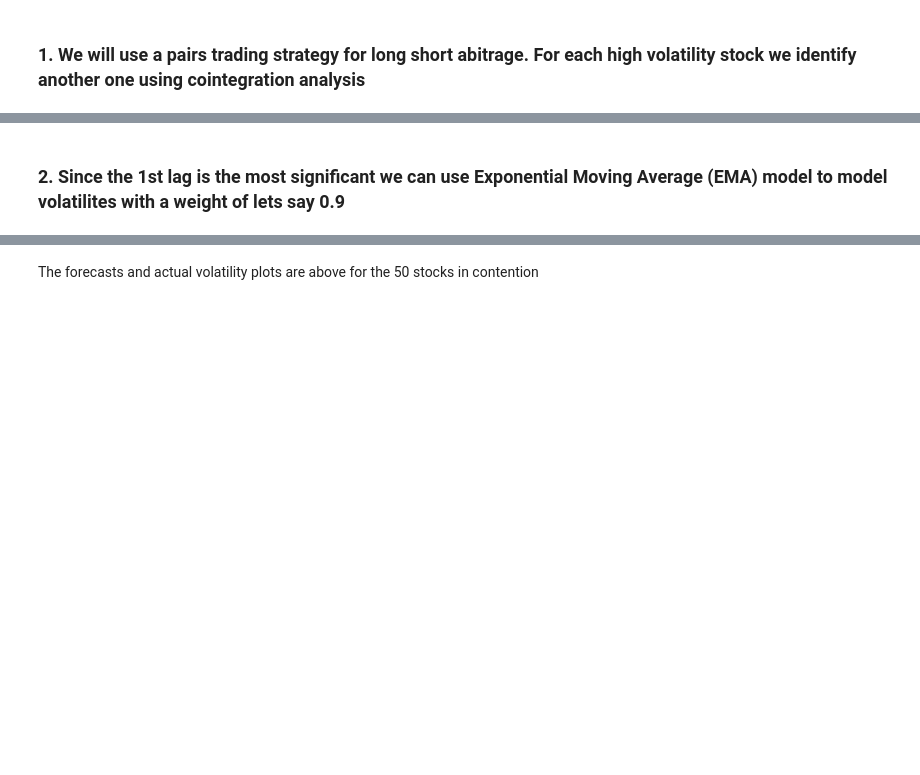
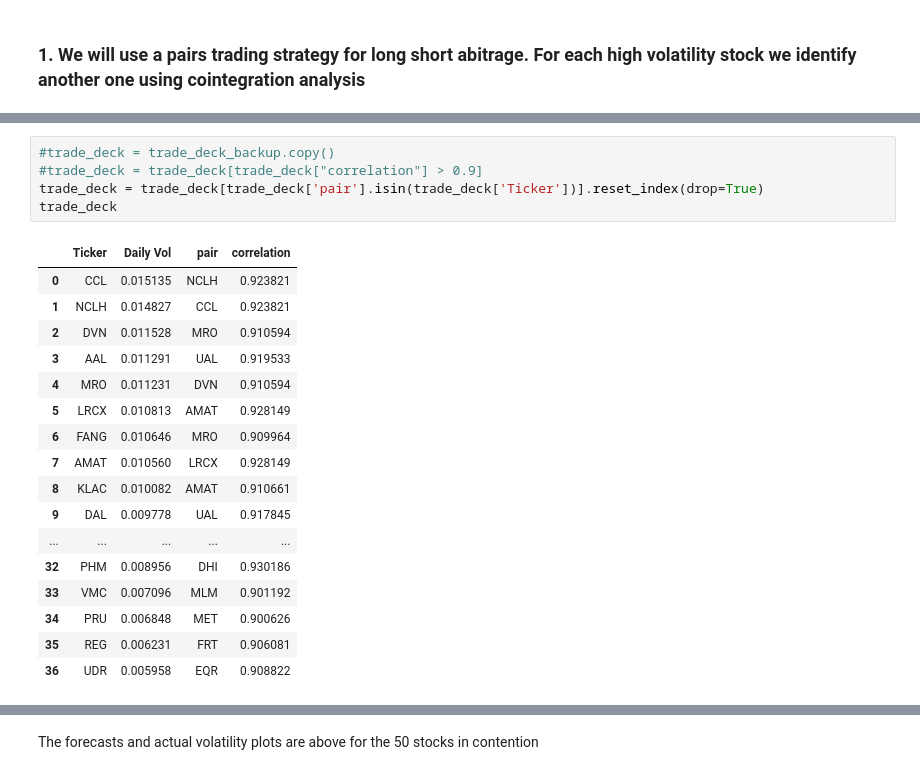
Before and after one commit to AkashRinge/Long-Short-Statistical-Arbitrage, a Jupyter notebook: QAM_project.ipynb, the cells around one changed output, grey strips where cells are left out. Saved outputs shown, nothing was run; the diff lists cells and outputs as text; blank space fills up the shorter version.

```diff
--- a/QAM_project.ipynb
+++ b/QAM_project.ipynb
@@ -354,5 +355,26 @@ trade_deck
-# %% [markdown]
-### 2. Since the 1st lag is the most significant we can use Exponential Moving Average (EMA) model to model volatilites with a weight of lets say 0.9
+# %%
+#trade_deck = trade_deck_backup.copy()
+#trade_deck = trade_deck[trade_deck["correlation"] > 0.9]
+trade_deck = trade_deck[trade_deck['pair'].isin(trade_deck['Ticker'])].reset_index(drop=True)
+trade_deck
+# %% [output]
+|  | Ticker | Daily Vol | pair | correlation |
+| 0 | CCL | 0.015135 | NCLH | 0.923821 |
+| 1 | NCLH | 0.014827 | CCL | 0.923821 |
+| 2 | DVN | 0.011528 | MRO | 0.910594 |
+| 3 | AAL | 0.011291 | UAL | 0.919533 |
+| 4 | MRO | 0.011231 | DVN | 0.910594 |
+| 5 | LRCX | 0.010813 | AMAT | 0.928149 |
+| 6 | FANG | 0.010646 | MRO | 0.909964 |
+| 7 | AMAT | 0.010560 | LRCX | 0.928149 |
+| 8 | KLAC | 0.010082 | AMAT | 0.910661 |
+| 9 | DAL | 0.009778 | UAL | 0.917845 |
+| ... | ... | ... | ... | ... |
+| 32 | PHM | 0.008956 | DHI | 0.930186 |
+| 33 | VMC | 0.007096 | MLM | 0.901192 |
+| 34 | PRU | 0.006848 | MET | 0.900626 |
+| 35 | REG | 0.006231 | FRT | 0.906081 |
+| 36 | UDR | 0.005958 | EQR | 0.908822 |
 # %%
 def ema_forecast(train_vol, alpha, horizon):
     ema = train_vol.ewm(alpha=alpha).mean()
```
Also changed, not shown: parts of 23 cells of this notebook.
